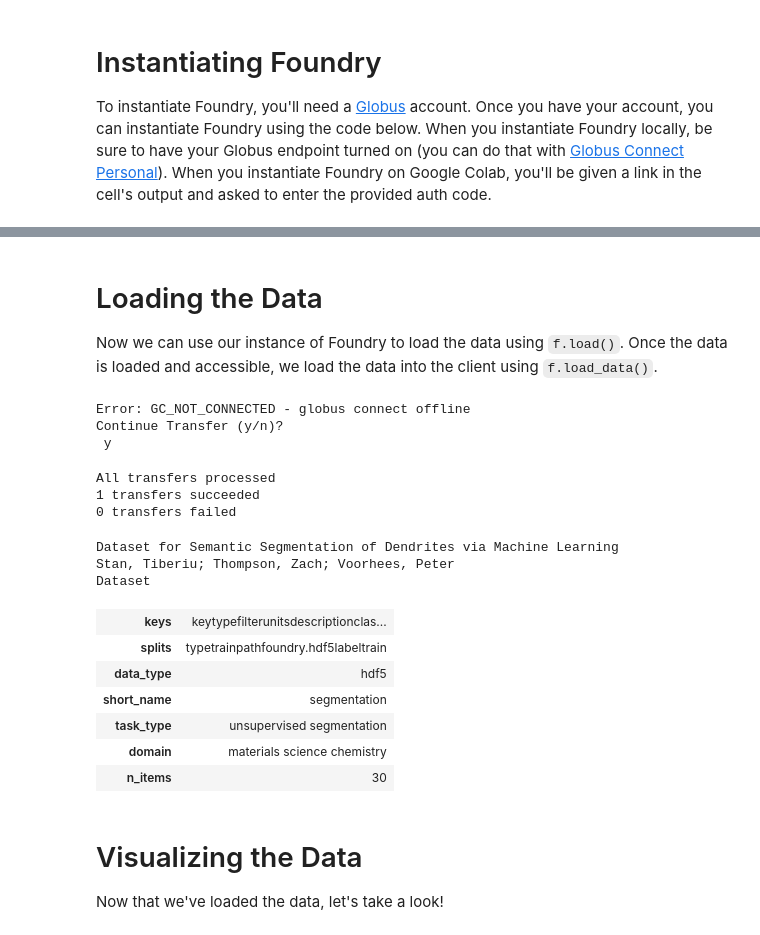
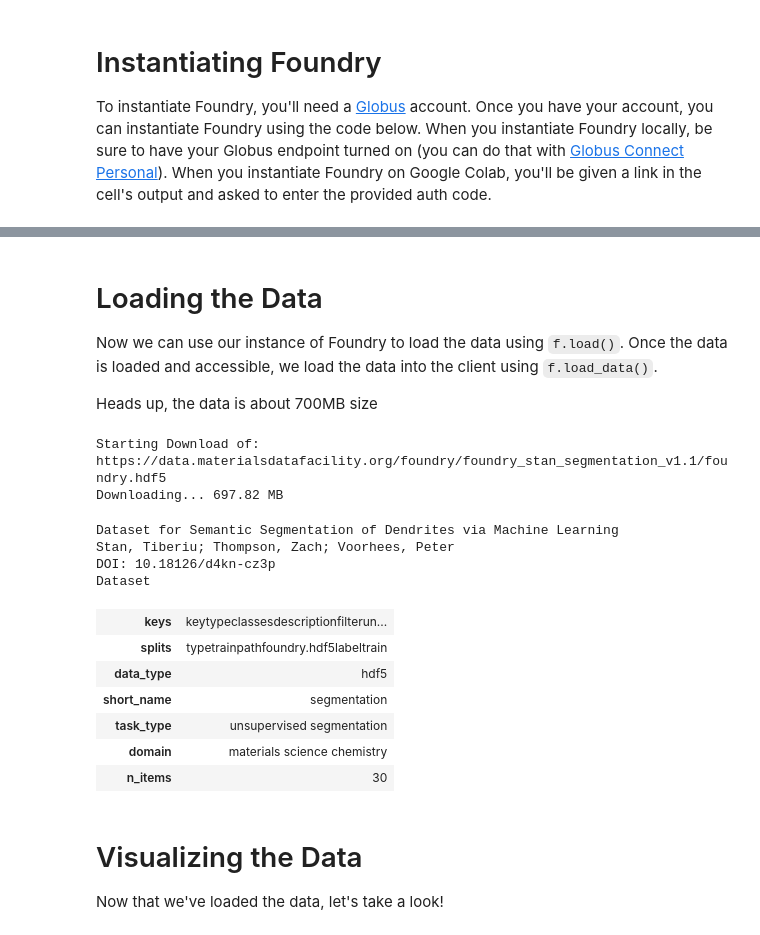
Before and after one commit to sp8rks/MaterialsInformatics, a Jupyter notebook: worked_examples/foundry/dendrite-segmentation/dendrite_segmentation.ipynb, the cells around one changed output, grey strips where cells are left out. Cells and saved outputs as stored; diff of their text form; code cells hidden in the pictures.

```diff
--- a/worked_examples/foundry/dendrite-segmentation/dendrite_segmentation.ipynb
+++ b/worked_examples/foundry/dendrite-segmentation/dendrite_segmentation.ipynb
@@ -69,19 +73,18 @@ Starting login with Globus Auth, press ^C to cancel.
 # %% [markdown]
 # Loading the Data
 Now we can use our instance of Foundry to load the data using `f.load()`. Once the data is loaded and accessible, we load the data into the client using `f.load_data()`.
+
+Heads up, the data is about 700MB size
 # %%
-f.load("foundry_stan_segmentation_v1.1", globus=globus)
+f.load("foundry_stan_segmentation_v1.1", globus=False)
 # %% [output]
-Error: GC_NOT_CONNECTED - globus connect offline
-Continue Transfer (y/n)?
- y
+Starting Download of: https://data.materialsdatafacility.org/foundry/foundry_stan_segmentation_v1.1/foundry.hdf5
+Downloading... 697.82 MB
-All transfers processed
-1 transfers succeeded
-0 transfers failed
+Dataset for Semantic Segmentation of Dendrites via Machine Learning
+Stan, Tiberiu; Thompson, Zach; Voorhees, Peter
+DOI: 10.18126/d4kn-cz3p
+Dataset
-Dataset for Semantic Segmentation of Dendrites via Machine Learning
-Stan, Tiberiu; Thompson, Zach; Voorhees, Peter
-Dataset
-| keys | keytypefilterunitsdescriptionclas... |
+| keys | keytypeclassesdescriptionfilterun... |
 | splits | typetrainpathfoundry.hdf5labeltrain |
 | data_type | hdf5 |
 | short_name | segmentation |
```
Also changed, not shown: parts of 11 cells of this notebook, 2 other files.
